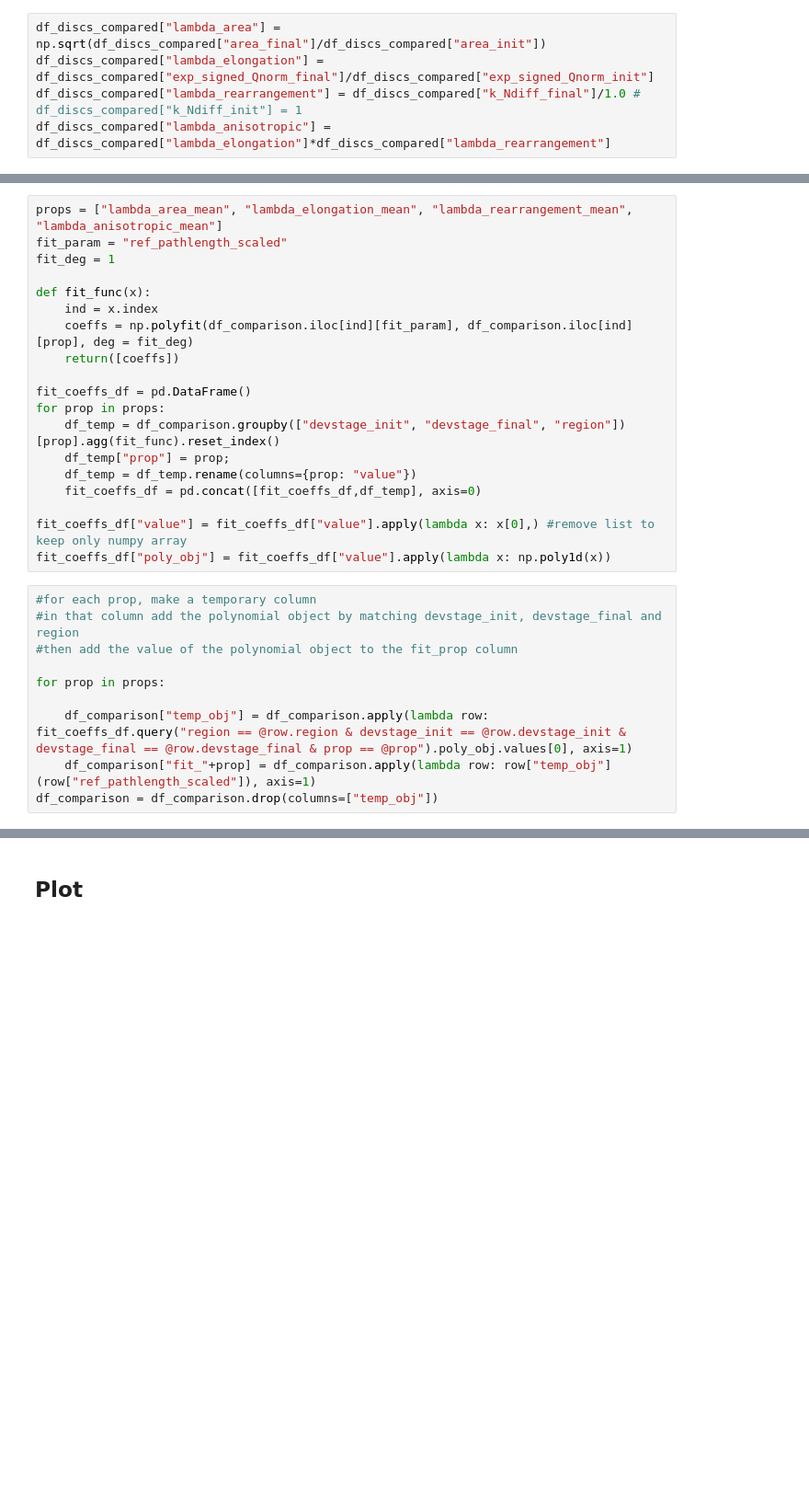
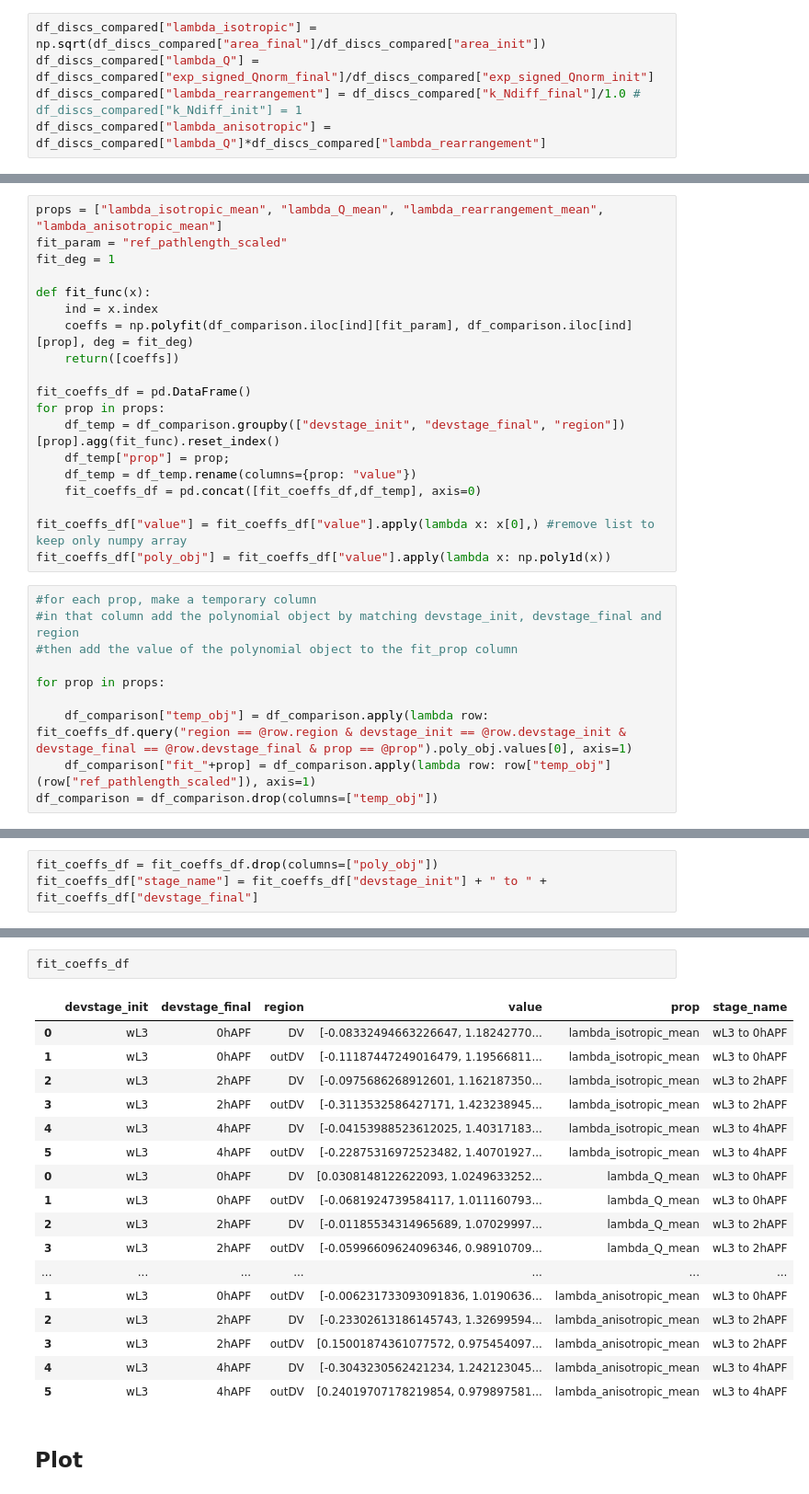
Before and after one commit to abhijeetkrishna/WDeversion_theory, a Jupyter notebook: Experiments/notebooks/prop_comparison_analysis.ipynb, the cells around one changed output, grey strips where cells are left out. Shown: that part at 92% size. Saved outputs shown, nothing was run; the diff lists cells and outputs as text; blank space fills up the shorter version.

Commit message:
Rename lambdas

```diff
--- a/Experiments/notebooks/prop_comparison_analysis.ipynb
+++ b/Experiments/notebooks/prop_comparison_analysis.ipynb
@@ -189,10 +189,10 @@ df_discs_compared = df_discs_compared.groupby(["discName", "region", "devstage_i
 # %% [markdown]
 - Each lambda can be calculated for each row of df_discs_compared with a single line of code. Compute lambda_anisotropic specially.
 # %%
-df_discs_compared["lambda_area"] = np.sqrt(df_discs_compared["area_final"]/df_discs_compared["area_init"])
-df_discs_compared["lambda_elongation"] = df_discs_compared["exp_signed_Qnorm_final"]/df_discs_compared["exp_signed_Qnorm_init"]
+df_discs_compared["lambda_isotropic"] = np.sqrt(df_discs_compared["area_final"]/df_discs_compared["area_init"])
+df_discs_compared["lambda_Q"] = df_discs_compared["exp_signed_Qnorm_final"]/df_discs_compared["exp_signed_Qnorm_init"]
 df_discs_compared["lambda_rearrangement"] = df_discs_compared["k_Ndiff_final"]/1.0 # df_discs_compared["k_Ndiff_init"] = 1
-df_discs_compared["lambda_anisotropic"] = df_discs_compared["lambda_elongation"]*df_discs_compared["lambda_rearrangement"]
+df_discs_compared["lambda_anisotropic"] = df_discs_compared["lambda_Q"]*df_discs_compared["lambda_rearrangement"]
 # %% [markdown]
 - Make a new dataframe: df_discs_compared > group by [devstage_init, devstage_final, region] > aggregate by [average, std] > df_compared
 # %%
@@ -230,7 +230,7 @@ df_comparison["ref_pathlength_scaled_std"] = df_comparison["k_dist_pathlength_st
 # %% [markdown]
 ## Fit straight lines to lambda values
 # %%
-props = ["lambda_area_mean", "lambda_elongation_mean", "lambda_rearrangement_mean", "lambda_anisotropic_mean"]
+props = ["lambda_isotropic_mean", "lambda_Q_mean", "lambda_rearrangement_mean", "lambda_anisotropic_mean"]
 fit_param = "ref_pathlength_scaled"
 fit_deg = 1
 
@@ -260,0 +263,3 @@ df_comparison = df_comparison.drop(columns=["temp_obj"])
+# %%
+fit_coeffs_df = fit_coeffs_df.drop(columns=["poly_obj"])
+fit_coeffs_df["stage_name"] = fit_coeffs_df["devstage_init"] + " to " + fit_coeffs_df["devstage_final"]
@@ -261,3 +277,23 @@ df_comparison = df_comparison.drop(columns=["temp_obj"])
+# %%
+fit_coeffs_df
+# %% [output]
+|  | devstage_init | devstage_final | region | value | prop | stage_name |
+| 0 | wL3 | 0hAPF | DV | [-0.08332494663226647, 1.18242770... | lambda_isotropic_mean | wL3 to 0hAPF |
+| 1 | wL3 | 0hAPF | outDV | [-0.11187447249016479, 1.19566811... | lambda_isotropic_mean | wL3 to 0hAPF |
+| 2 | wL3 | 2hAPF | DV | [-0.0975686268912601, 1.162187350... | lambda_isotropic_mean | wL3 to 2hAPF |
+| 3 | wL3 | 2hAPF | outDV | [-0.3113532586427171, 1.423238945... | lambda_isotropic_mean | wL3 to 2hAPF |
+| 4 | wL3 | 4hAPF | DV | [-0.04153988523612025, 1.40317183... | lambda_isotropic_mean | wL3 to 4hAPF |
+| 5 | wL3 | 4hAPF | outDV | [-0.22875316972523482, 1.40701927... | lambda_isotropic_mean | wL3 to 4hAPF |
+| 0 | wL3 | 0hAPF | DV | [0.0308148122622093, 1.0249633252... | lambda_Q_mean | wL3 to 0hAPF |
+| 1 | wL3 | 0hAPF | outDV | [-0.0681924739584117, 1.011160793... | lambda_Q_mean | wL3 to 0hAPF |
+| 2 | wL3 | 2hAPF | DV | [-0.01185534314965689, 1.07029997... | lambda_Q_mean | wL3 to 2hAPF |
+| 3 | wL3 | 2hAPF | outDV | [-0.05996609624096346, 0.98910709... | lambda_Q_mean | wL3 to 2hAPF |
+| ... | ... | ... | ... | ... | ... | ... |
+| 1 | wL3 | 0hAPF | outDV | [-0.006231733093091836, 1.0190636... | lambda_anisotropic_mean | wL3 to 0hAPF |
+| 2 | wL3 | 2hAPF | DV | [-0.23302613186145743, 1.32699594... | lambda_anisotropic_mean | wL3 to 2hAPF |
+| 3 | wL3 | 2hAPF | outDV | [0.15001874361077572, 0.975454097... | lambda_anisotropic_mean | wL3 to 2hAPF |
+| 4 | wL3 | 4hAPF | DV | [-0.3043230562421234, 1.242123045... | lambda_anisotropic_mean | wL3 to 4hAPF |
+| 5 | wL3 | 4hAPF | outDV | [0.24019707178219854, 0.979897581... | lambda_anisotropic_mean | wL3 to 4hAPF |
 # %% [markdown]
 ## Plot
 # %%
```
Also changed, not shown: parts of 6 cells of this notebook.
